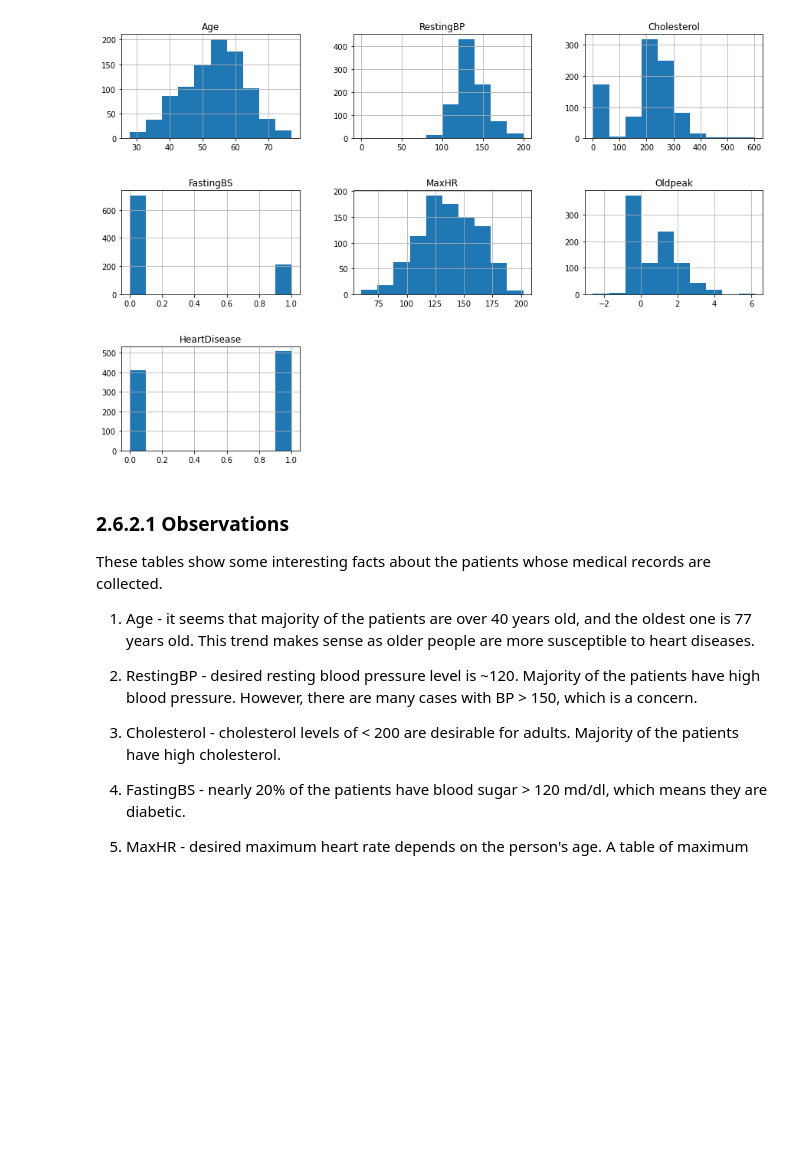
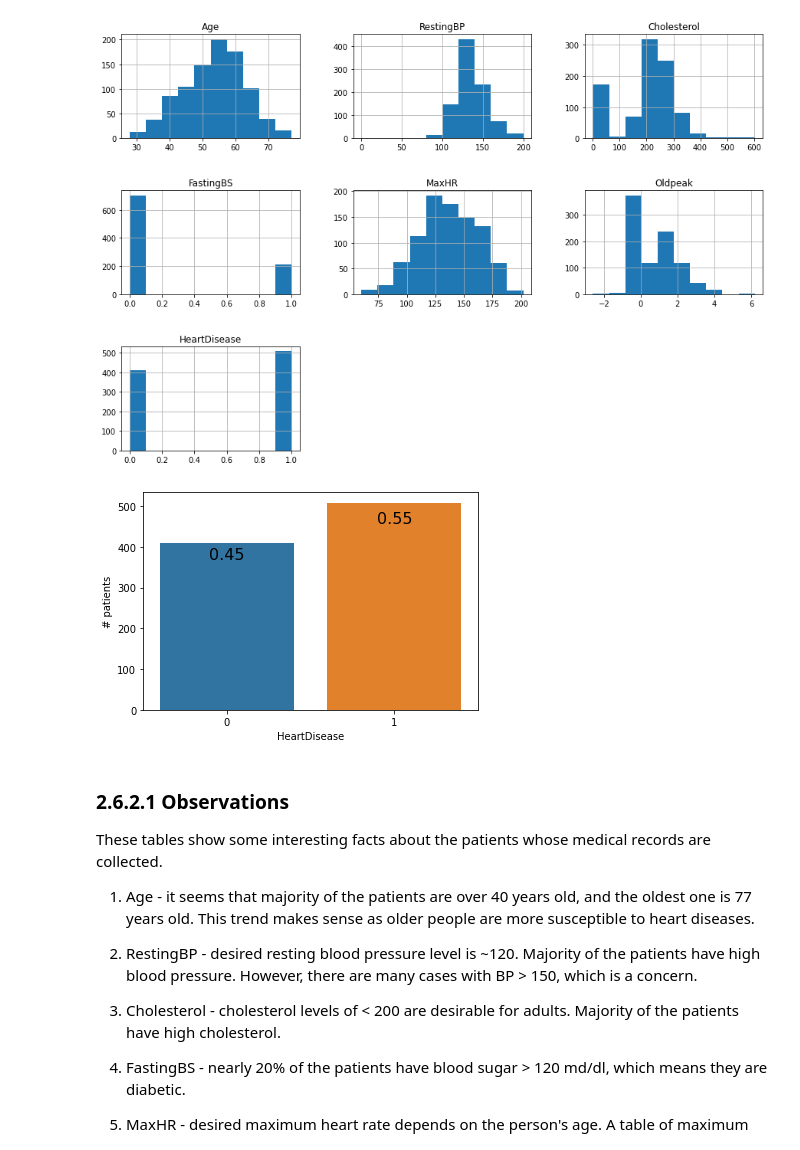
Before and after one commit to ninad22dixit/Heart_failure_prediction, a Jupyter notebook: 2.Data_wrangling.ipynb, the cells around one changed output. Cells and saved outputs as stored; diff of their text form; code cells hidden in the pictures; blank space fills up the shorter version.

```diff
--- a/2.Data_wrangling.ipynb
+++ b/2.Data_wrangling.ipynb
@@ -117,6 +117,21 @@ df.hist(figsize = (15,10))
 plt.subplots_adjust(hspace=0.5);
 # %% [output]
 [figure]
+# %%
+x = df.HeartDisease.value_counts().index
+y = df.HeartDisease.value_counts().values
+
+
+plt.figure()
+sns.countplot(x='HeartDisease', data=df)
+plt.ylabel('# patients')
+
+for i in x:
+    plt.text(x=x[i], y=y[i]*0.90, s=round(y[i]/len(df),2), fontsize=16, ha = 'center')
+
+plt.show();
+# %% [output]
+[figure, added]
 # %% [markdown]
 ### 2.6.2.1 Observations
 
```
Also changed, not shown: parts of 8 cells of this notebook.
